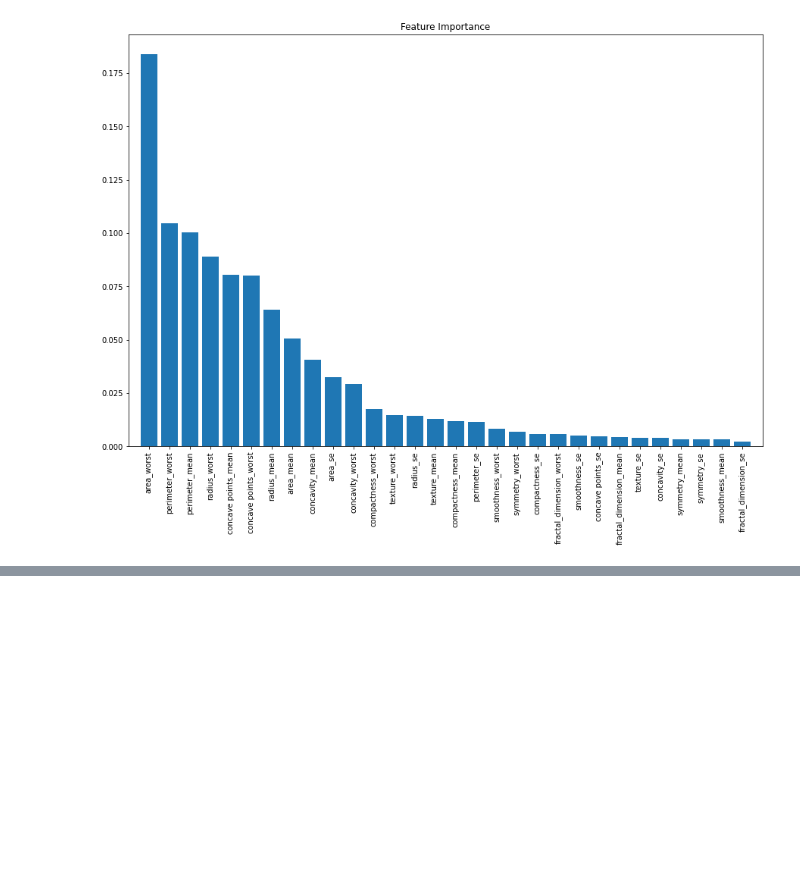
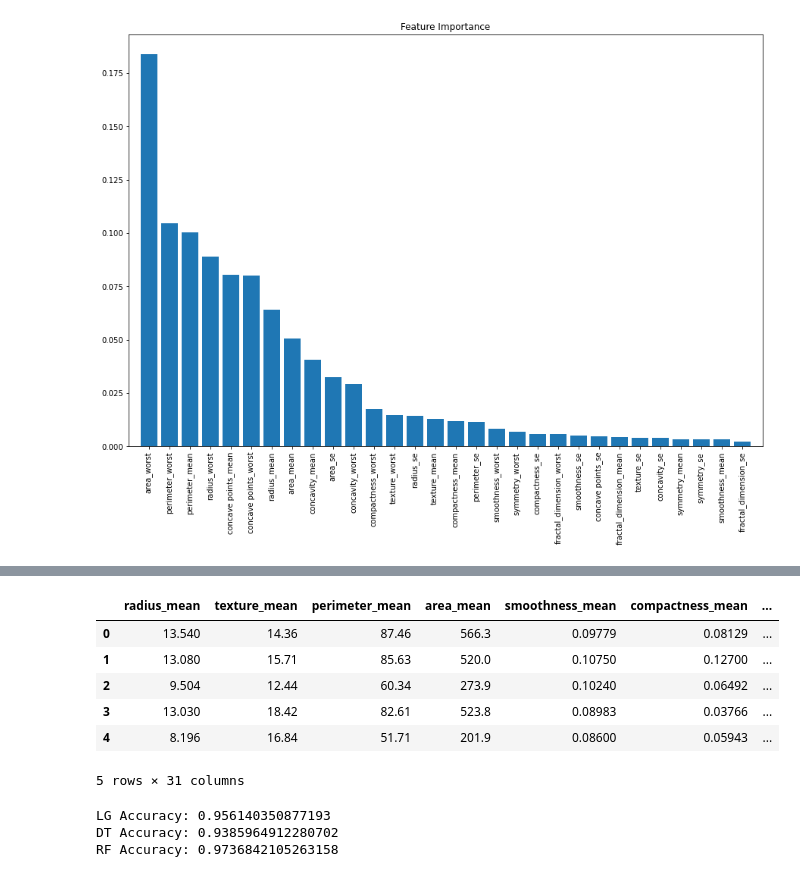
Before and after one commit to atainterg/CS3870-Final-Project, a Jupyter notebook: CS3870_PredictingBenignOrCancer.ipynb, the cells around one changed output, grey strips where cells are left out. Drawn from its saved outputs; the diff is of its cells as text; code cells hidden in the pictures; blank space fills up the shorter version.

Commit message:
Added new dataset, and tested it against our models. turns out its the same as orignal

```diff
--- a/CS3870_PredictingBenignOrCancer.ipynb
+++ b/CS3870_PredictingBenignOrCancer.ipynb
@@ -270,0 +310,12 @@ Accuracy: 0.9736842105263158
+# %%
+#convert malignant=1 and benign=0
+new_data['diagnosis'] = new_data['diagnosis'].map({'M':1,'B':0})
+new_data.head()
+# %% [output]
+|  | radius_mean | texture_mean | perimeter_mean | area_mean | smoothness_mean | compactness_mean | ... |
+| 0 | 13.540 | 14.36 | 87.46 | 566.3 | 0.09779 | 0.08129 | ... |
+| 1 | 13.080 | 15.71 | 85.63 | 520.0 | 0.10750 | 0.12700 | ... |
+| 2 | 9.504 | 12.44 | 60.34 | 273.9 | 0.10240 | 0.06492 | ... |
+| 3 | 13.030 | 18.42 | 82.61 | 523.8 | 0.08983 | 0.03766 | ... |
+| 4 | 8.196 | 16.84 | 51.71 | 201.9 | 0.08600 | 0.05943 | ... |
+5 rows × 31 columns
@@ -270,0 +332,25 @@ Accuracy: 0.9736842105263158
+# %%
+from sklearn.linear_model import LogisticRegression
+from sklearn import tree
+from sklearn.tree import DecisionTreeClassifier
+from sklearn.ensemble import RandomForestClassifier
+from sklearn.metrics import accuracy_score
+
+# Test our most promising models accuracy with the new dataset
+
+# Logistic Regression
+y_pred_lr_new = logistic_regression.predict(X_val_new)
+print("LG Accuracy:", accuracy_score(y_val_new, y_pred_lr_new))
+
+# Decision tree
+y_pred_dt_new = clf.predict(X_val_new)
+print("DT Accuracy:", accuracy_score(y_val_new, y_pred_dt_new))
+
+# Random Forest
+y_pred_rf_new = random_forest.predict(X_val_new)
+
+print("RF Accuracy:", accuracy_score(y_val_new, y_pred_rf_new))
+# %% [output]
+LG Accuracy: 0.956140350877193
+DT Accuracy: 0.9385964912280702
+RF Accuracy: 0.9736842105263158
```
Also changed, not shown: parts of 9 cells of this notebook, 1 other file.
